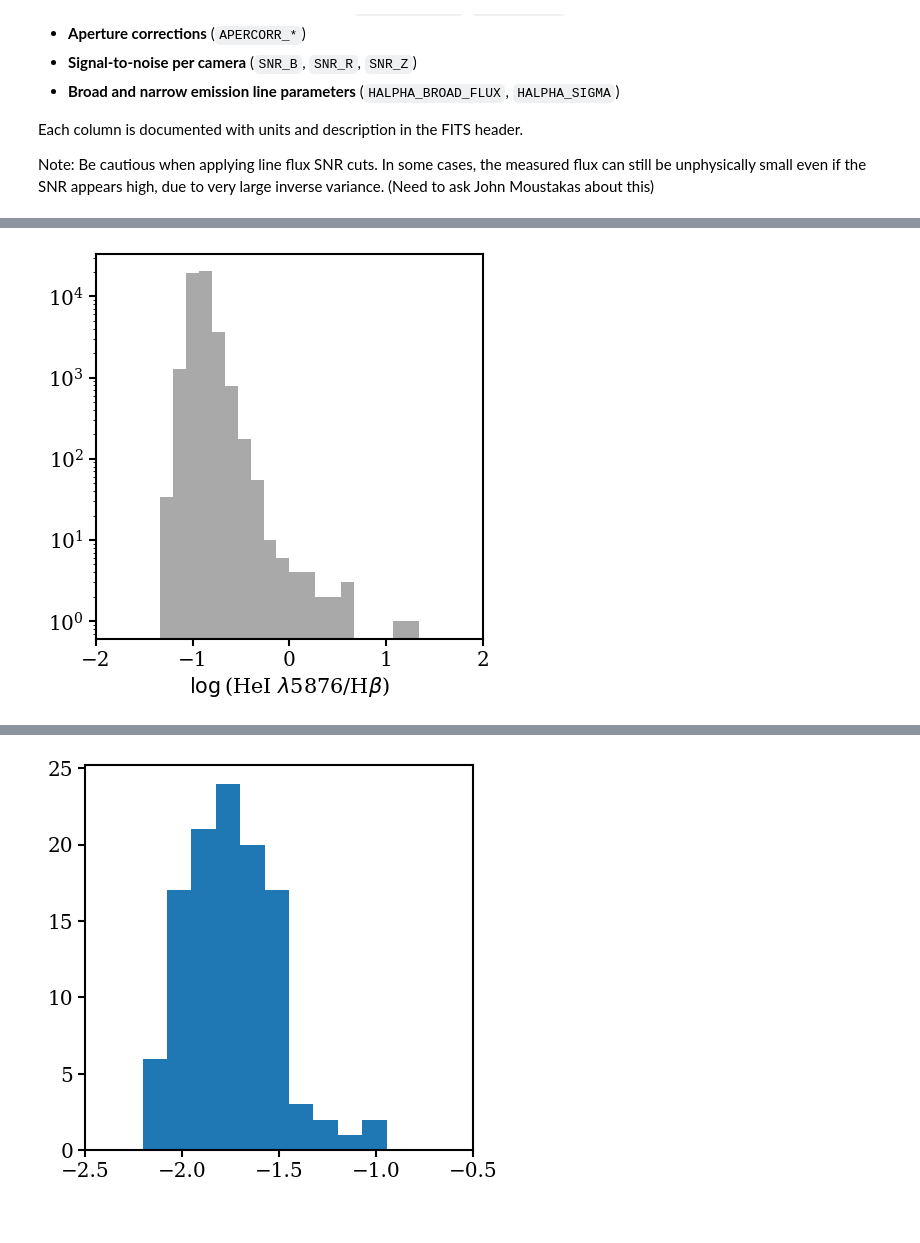
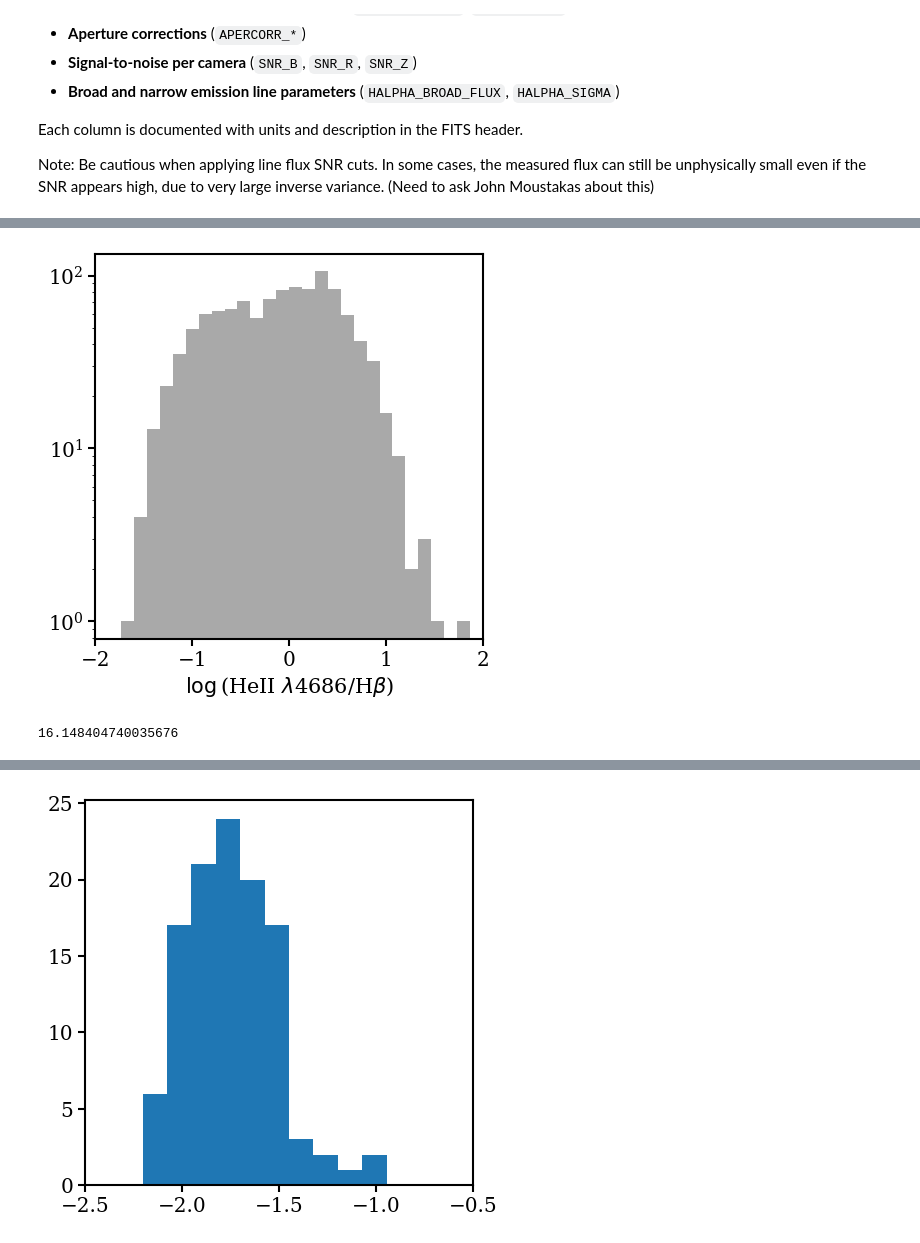
Before and after one commit to virajvman/desi_dwarfs, a Jupyter notebook: tutorial/01_Introduction.ipynb, the cells around one changed output, grey strips where cells are left out. Saved outputs shown, nothing was run; the diff lists cells and outputs as text; code cells hidden in the pictures.

```diff
--- a/tutorial/01_Introduction.ipynb
+++ b/tutorial/01_Introduction.ipynb
@@ -243,18 +235,25 @@ plt.show()
 # %%
 ## SOMETHING WEIRD IS HAPPENING HERE??
 # %%
-hei_5876_snr = (fastspec["HEI_5876_FLUX"] * np.sqrt(fastspec["HEI_5876_FLUX_IVAR"]) > 5) & (fastspec["HEI_5876_FLUX"] > 1 )
+hei_5876_snr = (fastspec["HEII_4686_FLUX"] * np.sqrt(fastspec["HEII_4686_FLUX_IVAR"]) > 5) & (fastspec["HEII_4686_FLUX"] > 1 )
 # %%
 fastspec_f = fastspec[ snr_mask & hei_5876_snr ]
 
-hei_hbeta_ratio = np.log10(fastspec_f["HEI_5876_FLUX"] / fastspec_f["HBETA_FLUX"]   )
+hei_hbeta_ratio = np.log10(fastspec_f["HEII_4686_FLUX"] / fastspec_f["HBETA_FLUX"]   )
 # %%
 
 plt.figure(figsize=(5, 5))
 plt.hist(hei_hbeta_ratio,range=(-2,2),bins=30, color = "darkgrey" )
+
+# plt.hist( np.log10(fspec_v2[tgid_mask]["HEII_4686_FLUX"]/fspec_v2[tgid_mask]["HBETA_FLUX"]), bins=30,color = "firebrick", range=(-2,2))
+
 plt.yscale("log")
 plt.xlim([-2,2])
-plt.xlabel(r"$\log$(HeI $\lambda$5876/H$\beta$)",fontsize = 15)
+plt.xlabel(r"$\log$(HeII $\lambda$4686/H$\beta$)",fontsize = 15)
 plt.show()
 # %% [output]
-[figure, old version]
+[figure, new version]
+# %%
+np.sqrt(1/0.0038347826)
+# %% [output]
+16.148404740035676
```
Also changed, not shown: parts of 44 cells of this notebook, 42 other files.
